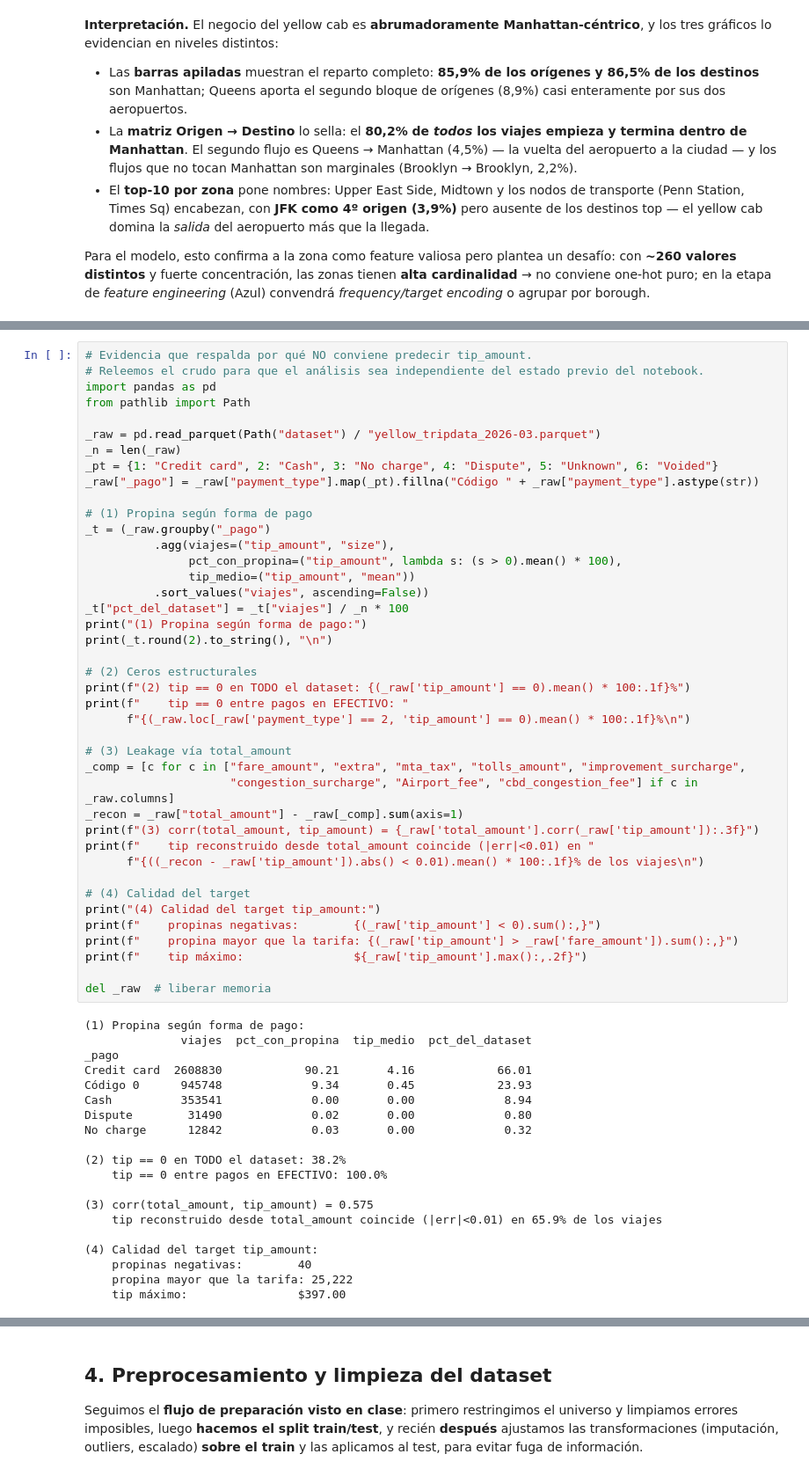
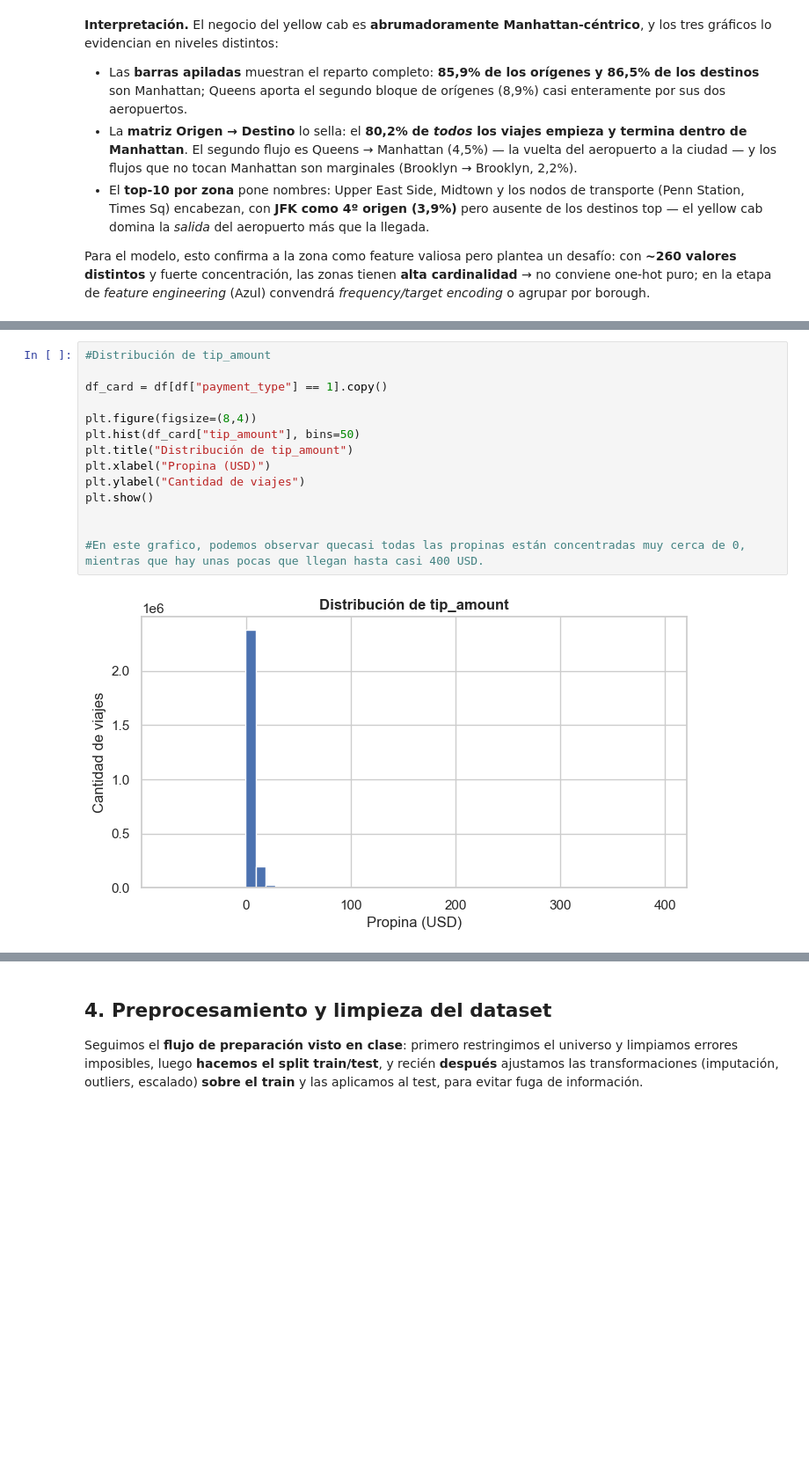
Before and after one commit to nmoguilner/ceia_add, a Jupyter notebook: tp_grupal_eda_planA_propina.ipynb, the cells around one changed output, grey strips where cells are left out. Shown at 88% size. Saved outputs shown, nothing was run; the diff lists cells and outputs as text; blank space fills up the shorter version.

```diff
--- a/tp_grupal_eda_planA_propina.ipynb
+++ b/tp_grupal_eda_planA_propina.ipynb
@@ -867,61 +837,16 @@ La celda siguiente reproduce la evidencia cuantitativa de los cuatro puntos.
-# %%
-# Evidencia que respalda por qué NO conviene predecir tip_amount.
-# Releemos el crudo para que el análisis sea independiente del estado previo del notebook.
-import pandas as pd
-from pathlib import Path
-
-_raw = pd.read_parquet(Path("dataset") / "yellow_tripdata_2026-03.parquet")
-_n = len(_raw)
-_pt = {1: "Credit card", 2: "Cash", 3: "No charge", 4: "Dispute", 5: "Unknown", 6: "Voided"}
-_raw["_pago"] = _raw["payment_type"].map(_pt).fillna("Código " + _raw["payment_type"].astype(str))
-
-# (1) Propina según forma de pago
-_t = (_raw.groupby("_pago")
-          .agg(viajes=("tip_amount", "size"),
-               pct_con_propina=("tip_amount", lambda s: (s > 0).mean() * 100),
-               tip_medio=("tip_amount", "mean"))
-          .sort_values("viajes", ascending=False))
-_t["pct_del_dataset"] = _t["viajes"] / _n * 100
-print("(1) Propina según forma de pago:")
-print(_t.round(2).to_string(), "\n")
-
-# (2) Ceros estructurales
-print(f"(2) tip == 0 en TODO el dataset: {(_raw['tip_amount'] == 0).mean() * 100:.1f}%")
-print(f"    tip == 0 entre pagos en EFECTIVO: "
-      f"{(_raw.loc[_raw['payment_type'] == 2, 'tip_amount'] == 0).mean() * 100:.1f}%\n")
-
-# (3) Leakage vía total_amount
-_comp = [c for c in ["fare_amount", "extra", "mta_tax", "tolls_amount", "improvement_surcharge",
-                     "congestion_surcharge", "Airport_fee", "cbd_congestion_fee"] if c in _raw.columns]
-_recon = _raw["total_amount"] - _raw[_comp].sum(axis=1)
-print(f"(3) corr(total_amount, tip_amount) = {_raw['total_amount'].corr(_raw['tip_amount']):.3f}")
-print(f"    tip reconstruido desde total_amount coincide (|err|<0.01) en "
-      f"{((_recon - _raw['tip_amount']).abs() < 0.01).mean() * 100:.1f}% de los viajes\n")
-
-# (4) Calidad del target
-print("(4) Calidad del target tip_amount:")
-print(f"    propinas negativas:        {(_raw['tip_amount'] < 0).sum():,}")
-print(f"    propina mayor que la tarifa: {(_raw['tip_amount'] > _raw['fare_amount']).sum():,}")
-print(f"    tip máximo:                ${_raw['tip_amount'].max():,.2f}")
-
-del _raw  # liberar memoria
-# %% [output]
-(1) Propina según forma de pago:
-              viajes  pct_con_propina  tip_medio  pct_del_dataset
-_pago
-Credit card  2608830            90.21       4.16            66.01
-Código 0      945748             9.34       0.45            23.93
-Cash          353541             0.00       0.00             8.94
-Dispute        31490             0.02       0.00             0.80
-No charge      12842             0.03       0.00             0.32
-
-(2) tip == 0 en TODO el dataset: 38.2%
-    tip == 0 entre pagos en EFECTIVO: 100.0%
-
-(3) corr(total_amount, tip_amount) = 0.575
-    tip reconstruido desde total_amount coincide (|err|<0.01) en 65.9% de los viajes
-
-(4) Calidad del target tip_amount:
-    propinas negativas:        40
-    propina mayor que la tarifa: 25,222
-    tip máximo:                $397.00
+# %%
+#Distribución de tip_amount
+
+df_card = df[df["payment_type"] == 1].copy()
+
+plt.figure(figsize=(8,4))
+plt.hist(df_card["tip_amount"], bins=50)
+plt.title("Distribución de tip_amount")
+plt.xlabel("Propina (USD)")
+plt.ylabel("Cantidad de viajes")
+plt.show()
+
+
+#En este grafico, podemos observar quecasi todas las propinas están concentradas muy cerca de 0, mientras que hay unas pocas que llegan hasta casi 400 USD.
+# %% [output]
+[figure, added]
```
Also changed, not shown: parts of 12 cells of this notebook.
